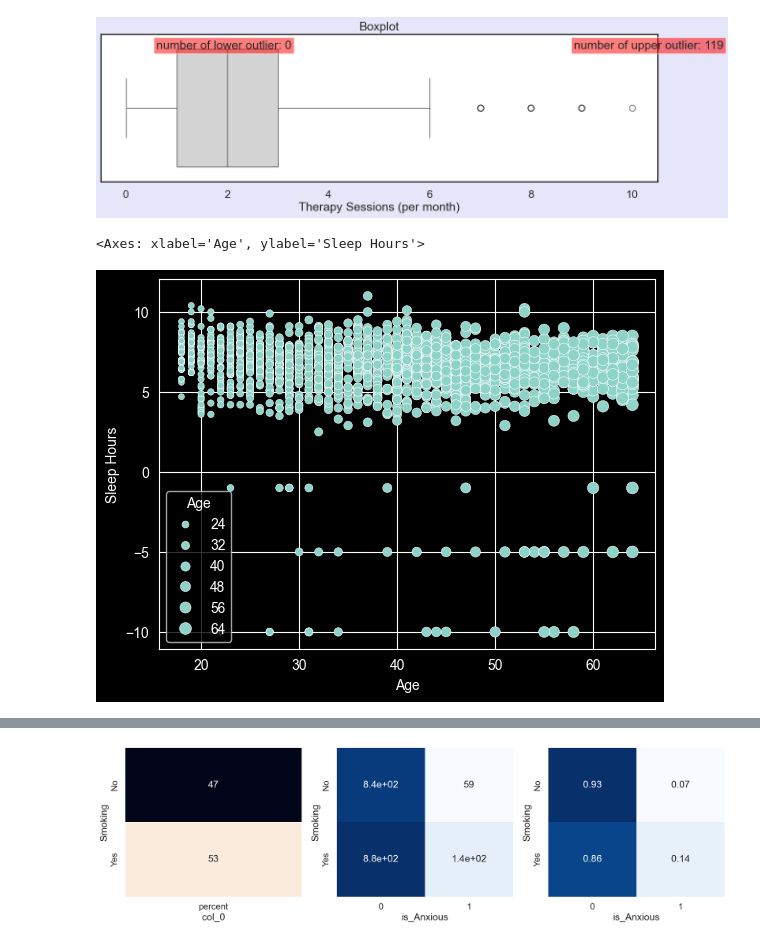
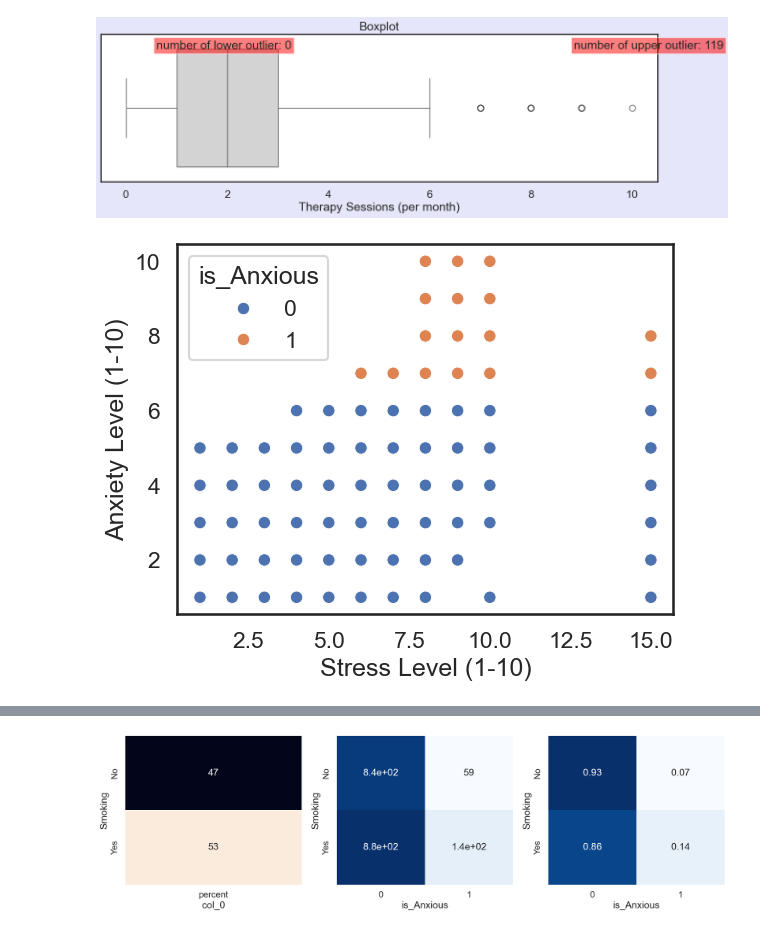
Before and after one commit to sabzparto/BC-mini-project, a Jupyter notebook: social_anxiety.ipynb, the cells around one changed output, grey strips where cells are left out. Drawn from its saved outputs; the diff is of its cells as text; code cells hidden in the pictures.

```diff
--- a/social_anxiety.ipynb
+++ b/social_anxiety.ipynb
@@ -77,14 +77,10 @@ box_plot_out(data, "Age")
 box_plot_out(data, "Therapy Sessions (per month)")
 # %% [output]
 [figure]
-# %%
-sns.scatterplot(
-    data=data,
-    x="Age",
-    y="Sleep Hours",
-    # hue="Gender",
-    size="Age"
-)
-# %% [output]
-<Axes: xlabel='Age', ylabel='Sleep Hours'>
-[figure, removed]
+# %%
+def scatter_anxiety(df:pd.DataFrame, x:str, y:str):
+    sns.scatterplot(data=df, x=x, y=y, hue="is_Anxious")
+# %%
+scatter_anxiety(data, "Stress Level (1-10)", "Anxiety Level (1-10)")
+# %% [output]
+[figure, added]
```
Also changed, not shown: parts of 26 cells of this notebook.
